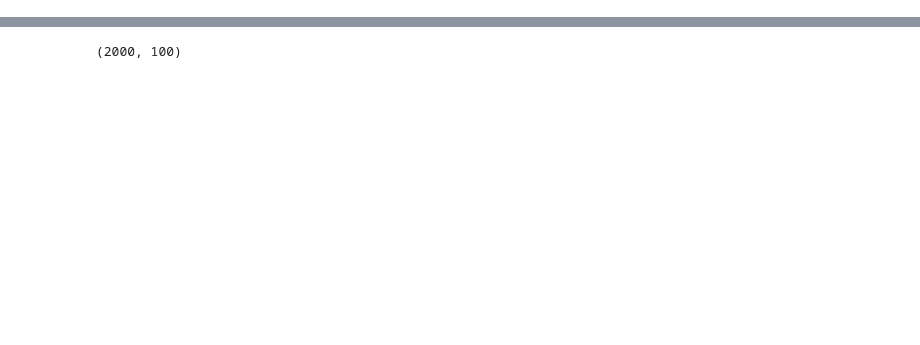
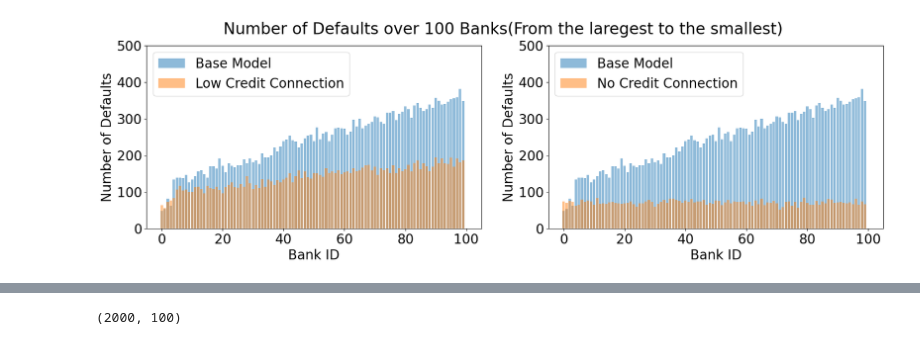
Before and after one commit to dongxulee/balanceSheet, a Jupyter notebook: bankingSystemSystematicRisk.ipynb, the cells around one changed output, grey strips where cells are left out. Saved outputs shown, nothing was run; the diff lists cells and outputs as text; code cells hidden in the pictures; blank space fills up the shorter version.

```diff
--- a/bankingSystemSystematicRisk.ipynb
+++ b/bankingSystemSystematicRisk.ipynb
@@ -75,0 +63,4 @@ Text(0.5, 0, 'Bank ID')
+# %%
+plotDefaultBanks(defaultBanks, [3,4], ["Low Credit Connection", "No Credit Connection"])
+# %% [output]
+[figure, added]
```
Also changed, not shown: parts of 7 cells of this notebook, 23 other files.
